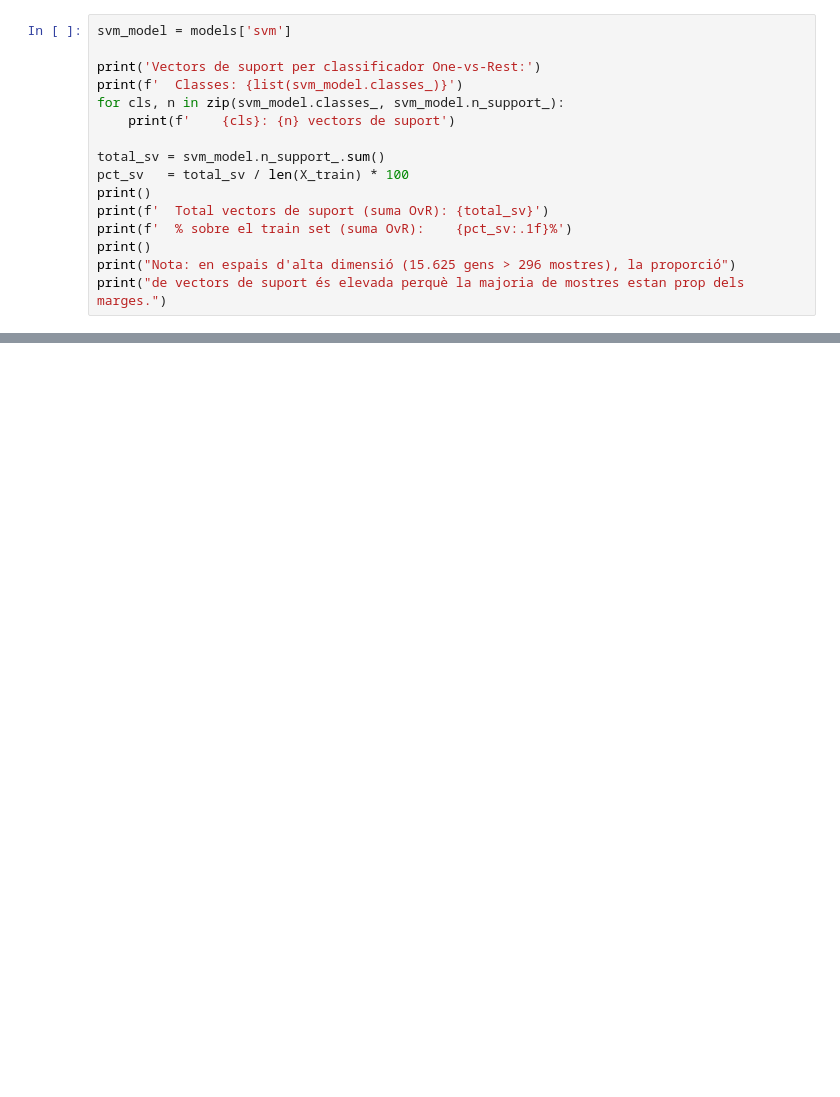
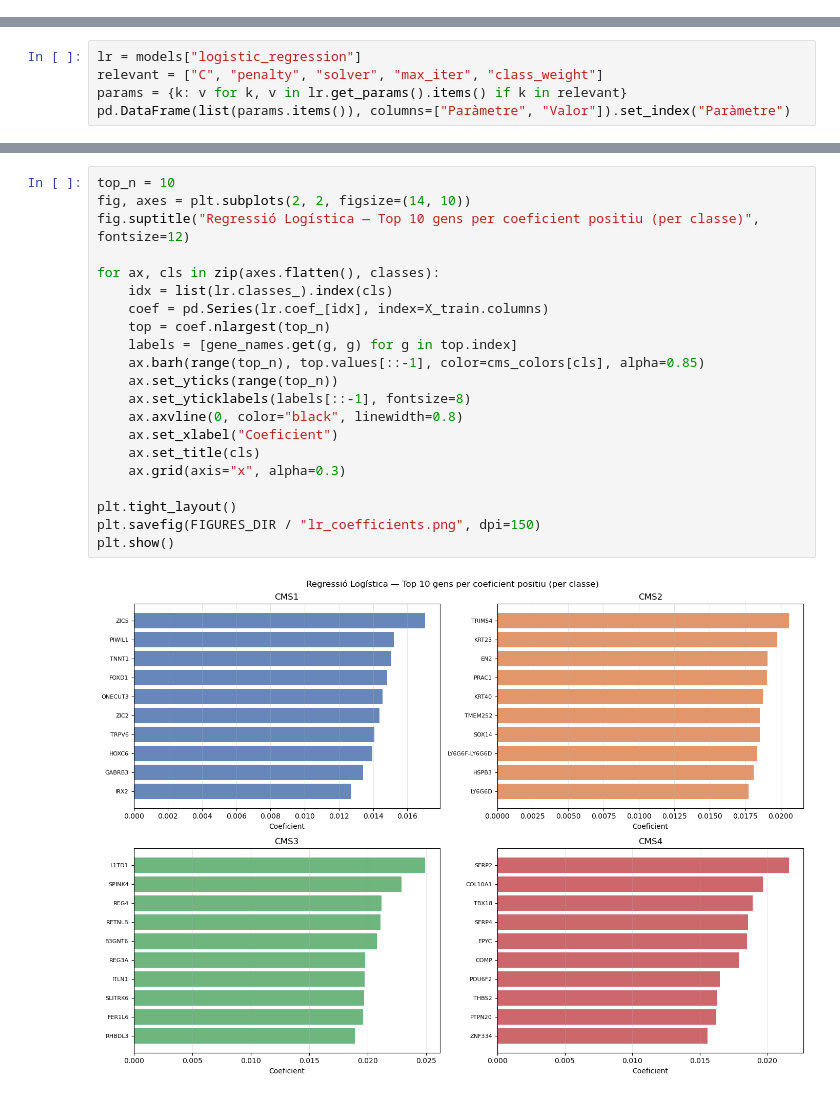
Before and after one commit to MartiRiveroGarcia/tcga-coad-cms-ml-pipeline, a Jupyter notebook: notebooks/model_analysis.ipynb, the cells around one changed output, grey strips where cells are left out. Drawn from its saved outputs; the diff is of its cells as text; blank space fills up the shorter version.

```diff
--- a/notebooks/model_analysis.ipynb
+++ b/notebooks/model_analysis.ipynb
@@ -849,16 +0,0 @@ perquè gairebé totes les mostres es troben prop de les fronteres de decisió.
-# %%
-svm_model = models['svm']
-
-print('Vectors de suport per classificador One-vs-Rest:')
-print(f'  Classes: {list(svm_model.classes_)}')
-for cls, n in zip(svm_model.classes_, svm_model.n_support_):
-    print(f'    {cls}: {n} vectors de suport')
-
-total_sv = svm_model.n_support_.sum()
-pct_sv   = total_sv / len(X_train) * 100
-print()
-print(f'  Total vectors de suport (suma OvR): {total_sv}')
-print(f'  % sobre el train set (suma OvR):    {pct_sv:.1f}%')
-print()
-print("Nota: en espais d'alta dimensió (15.625 gens > 296 mostres), la proporció")
-print("de vectors de suport és elevada perquè la majoria de mostres estan prop dels marges.")
@@ -1088,0 +125,5 @@ Tots tres models haurien d'obtenir un rendiment significativament superior.
+# %%
+lr = models["logistic_regression"]
+relevant = ["C", "penalty", "solver", "max_iter", "class_weight"]
+params = {k: v for k, v in lr.get_params().items() if k in relevant}
+pd.DataFrame(list(params.items()), columns=["Paràmetre", "Valor"]).set_index("Paràmetre")
@@ -1088,0 +138,23 @@ Tots tres models haurien d'obtenir un rendiment significativament superior.
+# %%
+top_n = 10
+fig, axes = plt.subplots(2, 2, figsize=(14, 10))
+fig.suptitle("Regressió Logística — Top 10 gens per coeficient positiu (per classe)", fontsize=12)
+
+for ax, cls in zip(axes.flatten(), classes):
+    idx = list(lr.classes_).index(cls)
+    coef = pd.Series(lr.coef_[idx], index=X_train.columns)
+    top = coef.nlargest(top_n)
+    labels = [gene_names.get(g, g) for g in top.index]
+    ax.barh(range(top_n), top.values[::-1], color=cms_colors[cls], alpha=0.85)
+    ax.set_yticks(range(top_n))
+    ax.set_yticklabels(labels[::-1], fontsize=8)
+    ax.axvline(0, color="black", linewidth=0.8)
+    ax.set_xlabel("Coeficient")
+    ax.set_title(cls)
+    ax.grid(axis="x", alpha=0.3)
+
+plt.tight_layout()
+plt.savefig(FIGURES_DIR / "lr_coefficients.png", dpi=150)
+plt.show()
+# %% [output]
+[figure, added]
```
Also changed, not shown: parts of 74 cells of this notebook, 14 other files.
